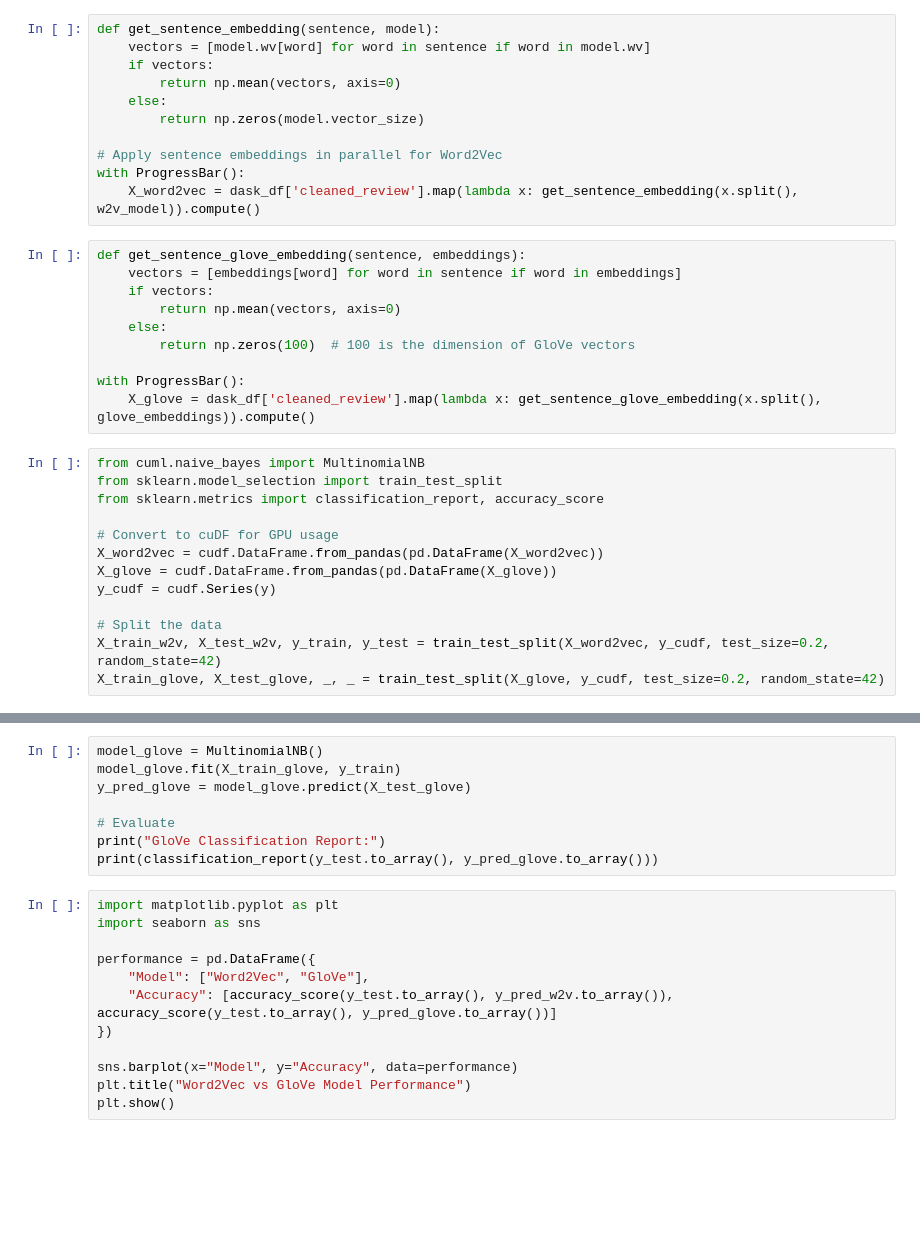
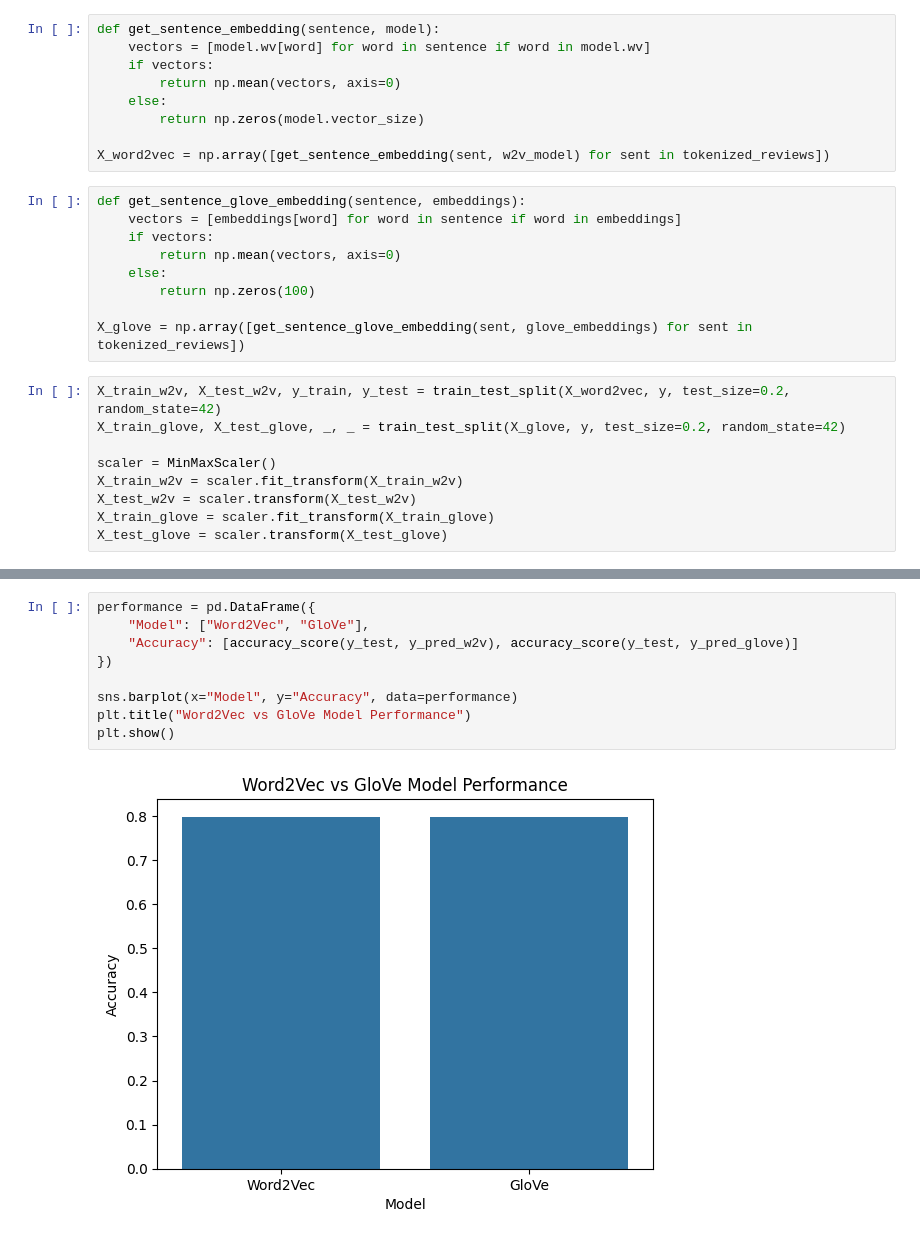
Before and after one commit to krishnasharma4415/Brand_Reputation_Management_System, a Jupyter notebook: sentiment_analysis/feature_extraction/Word2Vec&GloVe.ipynb, the cells around one changed output, grey strips where cells are left out. Drawn from its saved outputs; the diff is of its cells as text; blank space fills up the shorter version.

```diff
--- a/sentiment_analysis/feature_extraction/Word2Vec&GloVe.ipynb
+++ b/sentiment_analysis/feature_extraction/Word2Vec&GloVe.ipynb
@@ -51,29 +52,22 @@ def get_sentence_embedding(sentence, model):
     else:
         return np.zeros(model.vector_size)
 
-# Apply sentence embeddings in parallel for Word2Vec
-with ProgressBar():
-    X_word2vec = dask_df['cleaned_review'].map(lambda x: get_sentence_embedding(x.split(), w2v_model)).compute()
+X_word2vec = np.array([get_sentence_embedding(sent, w2v_model) for sent in tokenized_reviews])
 # %%
 def get_sentence_glove_embedding(sentence, embeddings):
     vectors = [embeddings[word] for word in sentence if word in embeddings]
     if vectors:
         return np.mean(vectors, axis=0)
     else:
-        return np.zeros(100)  # 100 is the dimension of GloVe vectors
+        return np.zeros(100)
 
-with ProgressBar():
-    X_glove = dask_df['cleaned_review'].map(lambda x: get_sentence_glove_embedding(x.split(), glove_embeddings)).compute()
+X_glove = np.array([get_sentence_glove_embedding(sent, glove_embeddings) for sent in tokenized_reviews])
-# %%
-from cuml.naive_bayes import MultinomialNB
-from sklearn.model_selection import train_test_split
-from sklearn.metrics import classification_report, accuracy_score
-
-# Convert to cuDF for GPU usage
-X_word2vec = cudf.DataFrame.from_pandas(pd.DataFrame(X_word2vec))
-X_glove = cudf.DataFrame.from_pandas(pd.DataFrame(X_glove))
-y_cudf = cudf.Series(y)
-
-# Split the data
-X_train_w2v, X_test_w2v, y_train, y_test = train_test_split(X_word2vec, y_cudf, test_size=0.2, random_state=42)
-X_train_glove, X_test_glove, _, _ = train_test_split(X_glove, y_cudf, test_size=0.2, random_state=42)
+# %%
+X_train_w2v, X_test_w2v, y_train, y_test = train_test_split(X_word2vec, y, test_size=0.2, random_state=42)
+X_train_glove, X_test_glove, _, _ = train_test_split(X_glove, y, test_size=0.2, random_state=42)
+
+scaler = MinMaxScaler()
+X_train_w2v = scaler.fit_transform(X_train_w2v)
+X_test_w2v = scaler.transform(X_test_w2v)
+X_train_glove = scaler.fit_transform(X_train_glove)
+X_test_glove = scaler.transform(X_test_glove)
@@ -89,20 +111,11 @@ print(classification_report(y_test.to_array(), y_pred_w2v.to_array()))
-# %%
-model_glove = MultinomialNB()
-model_glove.fit(X_train_glove, y_train)
-y_pred_glove = model_glove.predict(X_test_glove)
-
-# Evaluate
-print("GloVe Classification Report:")
-print(classification_report(y_test.to_array(), y_pred_glove.to_array()))
 # %%
-import matplotlib.pyplot as plt
-import seaborn as sns
-
 performance = pd.DataFrame({
     "Model": ["Word2Vec", "GloVe"],
-    "Accuracy": [accuracy_score(y_test.to_array(), y_pred_w2v.to_array()), accuracy_score(y_test.to_array(), y_pred_glove.to_array())]
+    "Accuracy": [accuracy_score(y_test, y_pred_w2v), accuracy_score(y_test, y_pred_glove)]
 })
 
 sns.barplot(x="Model", y="Accuracy", data=performance)
 plt.title("Word2Vec vs GloVe Model Performance")
 plt.show()
+# %% [output]
+[figure, added]
```
Also changed, not shown: parts of 9 cells of this notebook, 2 other files.
